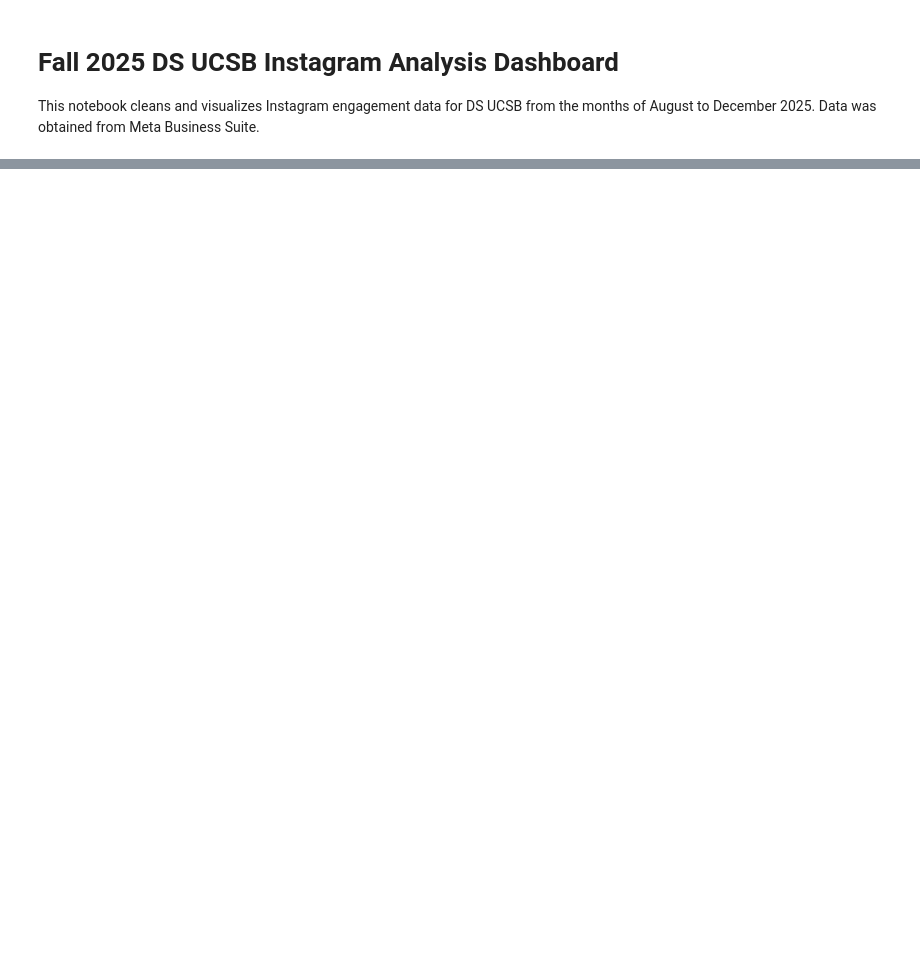
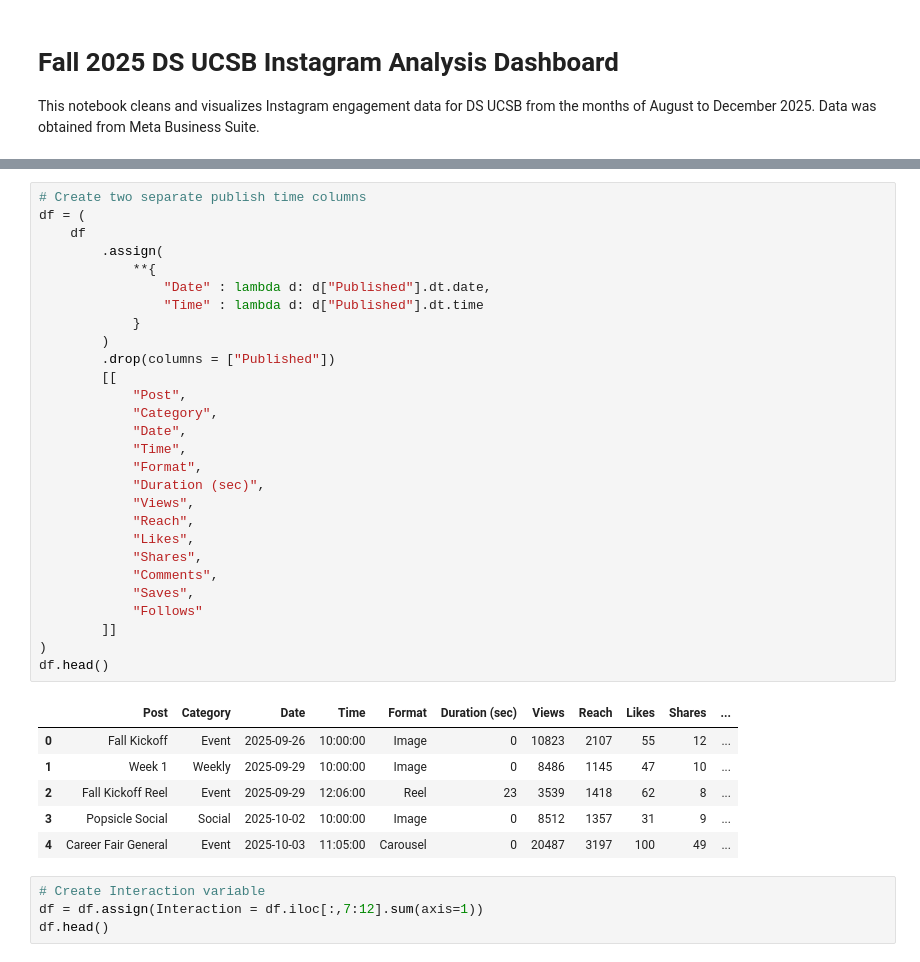
Before and after one commit to makalamf/f25-instagram-dashboard, a Jupyter notebook: dashboard.ipynb, the cells around one changed output, grey strips where cells are left out. Drawn from its saved outputs; the diff is of its cells as text; blank space fills up the shorter version.

```diff
--- a/dashboard.ipynb
+++ b/dashboard.ipynb
@@ -33,0 +122,39 @@ memory usage: 2.9+ KB
+# %%
+# Create two separate publish time columns
+df = (
+    df
+        .assign(
+            **{
+                "Date" : lambda d: d["Published"].dt.date,
+                "Time" : lambda d: d["Published"].dt.time
+            }
+        )
+        .drop(columns = ["Published"])
+        [[
+            "Post",
+            "Category",
+            "Date",
+            "Time",
+            "Format",
+            "Duration (sec)",
+            "Views",
+            "Reach",
+            "Likes",
+            "Shares",
+            "Comments",
+            "Saves",
+            "Follows"
+        ]]
+)
+df.head()
+# %% [output]
+|  | Post | Category | Date | Time | Format | Duration (sec) | Views | Reach | Likes | Shares | ... |
+| 0 | Fall Kickoff | Event | 2025-09-26 | 10:00:00 | Image | 0 | 10823 | 2107 | 55 | 12 | ... |
+| 1 | Week 1 | Weekly | 2025-09-29 | 10:00:00 | Image | 0 | 8486 | 1145 | 47 | 10 | ... |
+| 2 | Fall Kickoff Reel | Event | 2025-09-29 | 12:06:00 | Reel | 23 | 3539 | 1418 | 62 | 8 | ... |
+| 3 | Popsicle Social | Social | 2025-10-02 | 10:00:00 | Image | 0 | 8512 | 1357 | 31 | 9 | ... |
+| 4 | Career Fair General | Event | 2025-10-03 | 11:05:00 | Carousel | 0 | 20487 | 3197 | 100 | 49 | ... |
+# %%
+# Create Interaction variable
+df = df.assign(Interaction = df.iloc[:,7:12].sum(axis=1))
+df.head()
```
Also changed, not shown: parts of 5 cells of this notebook.
